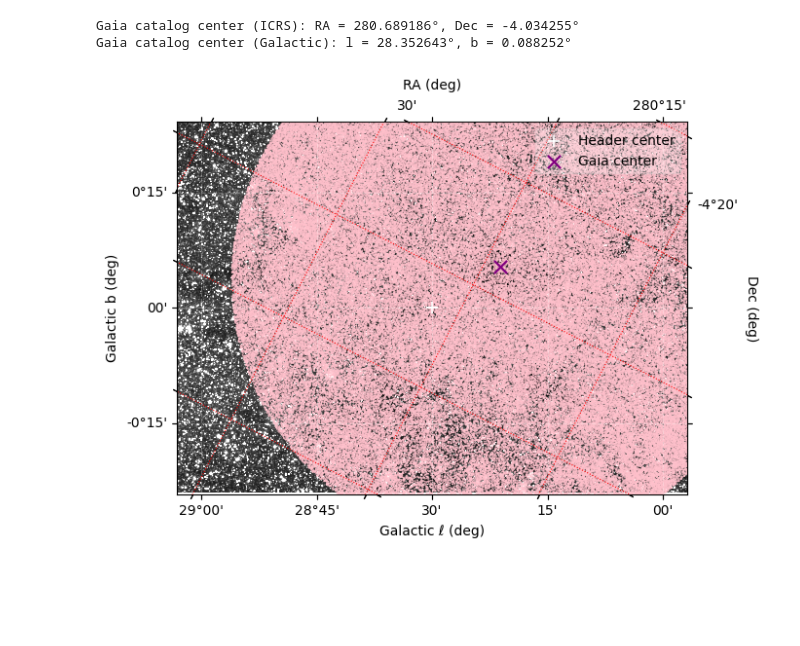
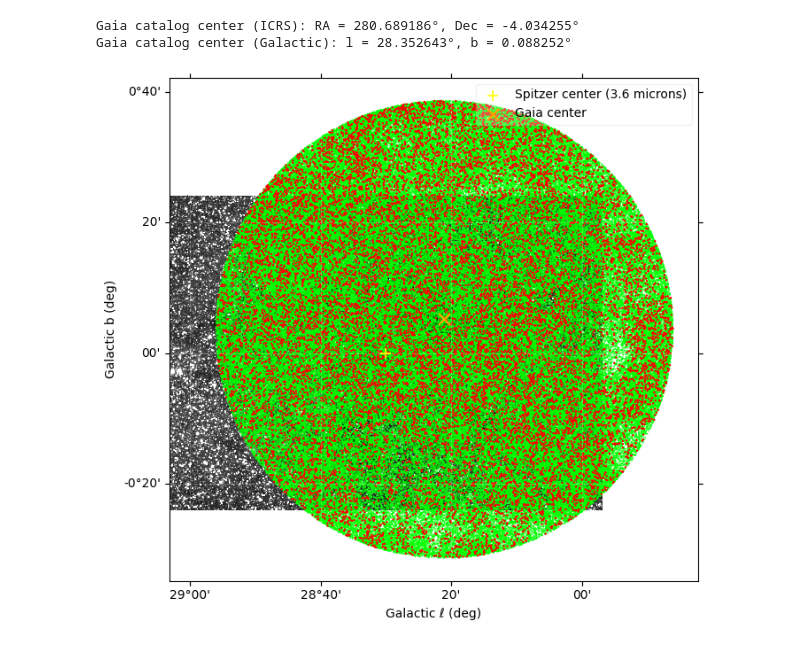
Before and after one commit to sxy6fs/G28.37-Star-Formation, a Jupyter notebook: GaiaOverlay_G28.37.ipynb, the cells around one changed output. Drawn from its saved outputs; the diff is of its cells as text; code cells hidden in the pictures; blank space fills up the shorter version.

Commit message:
added parallax mask

```diff
--- a/GaiaOverlay_G28.37.ipynb
+++ b/GaiaOverlay_G28.37.ipynb
@@ -61,50 +43,61 @@ c_icrs = SkyCoord(ra[good]*u.deg, dec[good]*u.deg, frame="icrs")
 c_gal  = c_icrs.galactic
 l = c_gal.l.deg
 b = c_gal.b.deg
+# %%
+# pull parallax columns (mas)
+plx     = np.array(tab["parallax"], float)[good]
+plx_err = np.array(tab["parallax_error"], float)[good]
+
+# 2) Build your parallax band (and optional S/N) on the sliced arrays:
+finite = np.isfinite(plx) & np.isfinite(plx_err)
+band   = (plx > 0.15) & (plx < 0.25)        # 0.15–0.25 mas ≈ 6.7–4.0 kpc
+
+plx_mask = finite & band
 # %%
-# --- Plot: Galactic image with RA/Dec overlay ticks ---
+# plot
 fig = plt.figure(figsize=(7,7))
 ax = plt.subplot(projection=wcs)
 
 vmin, vmax = ZScaleInterval().get_limits(data)
 im = ax.imshow(data, origin="lower", cmap="gray", vmin=vmin, vmax=vmax)
 
 # lock limits so scatter won't autoscale
-xlim, ylim = ax.get_xlim(), ax.get_ylim()
-ax.autoscale(False)
+# xlim, ylim = ax.get_xlim(), ax.get_ylim()
+# ax.autoscale(False)
 
-# gaia scatter (low zorder so overlays can sit above)
+# gaia scatter
 sc = ax.scatter(l, b,
                 transform=ax.get_transform("galactic"),
-                s=0.6, facecolors="none", edgecolors="pink", lw=0.4,
+                s=0.6, facecolors="none", edgecolors="lime", lw=0.4,
                 zorder=0.5, clip_on=True)
-sc.set_clip_path(ax.patch)
-ax.set_xlim(xlim); ax.set_ylim(ylim)
+# sc.set_clip_path(ax.patch)
+# ax.set_xlim(xlim); ax.set_ylim(ylim)
+
+# gaia scatter with parallax mask
+sc = ax.scatter(l[plx_mask], b[plx_mask],
+                transform=ax.get_transform("galactic"),
+                s=3, facecolors="red", edgecolors="none", lw=0.4,
+                zorder=0.5, clip_on=True)
 
 # centers: header (CRVAL) and data center
 crval = wcs.wcs.crval  # native WCS coords (ℓ,b here)
 ny, nx = data.shape
 cx, cy = nx/2.0, ny/2.0
 center_world = wcs.pixel_to_world(cx, cy).galactic
 ax.scatter([crval[0]], [crval[1]], transform=ax.get_transform("world"),
-           s=70, marker="+", color="white", lw=1.2, zorder=4, label="Header center")
-# on your existing axes 'ax' with Galactic WCS:
+           s=70, marker="+", color="yellow", lw=1.2, zorder=4, label="Spitzer center (3.6 microns)")
+
+# on existing axes 'ax' with Galactic WCS:
 ax.scatter([c_center_gal.l.deg], [c_center_gal.b.deg],
            transform=ax.get_transform("galactic"),
-           s=90, marker="x", color="purple", lw=1.6, zorder=5, label="Gaia center")
+           s=90, marker="x", color="orange", lw=1.6, zorder=5, label="Gaia center")
 ax.legend(loc="upper right", frameon=True, framealpha=0.25)
 
 # labels/grid
 ax.set_xlabel("Galactic ℓ (deg)"); ax.set_ylabel("Galactic b (deg)")
 ax.coords.grid(color="white", ls="--", alpha=0.3)
 
-# RA/Dec overlay (no reprojection)
-overlay = ax.get_coords_overlay("icrs")
-overlay[0].set_axislabel("RA (deg)")
-overlay[1].set_axislabel("Dec (deg)")
-overlay.grid(color="red", ls=":", alpha=1.0)  # drawn after scatter → appears on top
-
 ax.legend(loc="upper right", frameon=True, framealpha=0.25)
 plt.tight_layout(); plt.show()
 # %% [output]
-[figure, old version]
+[figure, new version]
```
Also changed, not shown: parts of 3 cells of this notebook.
